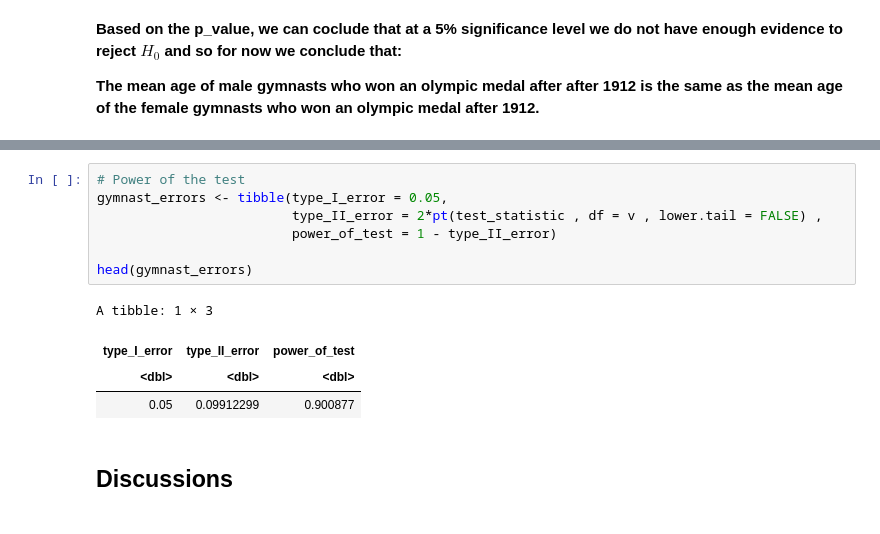
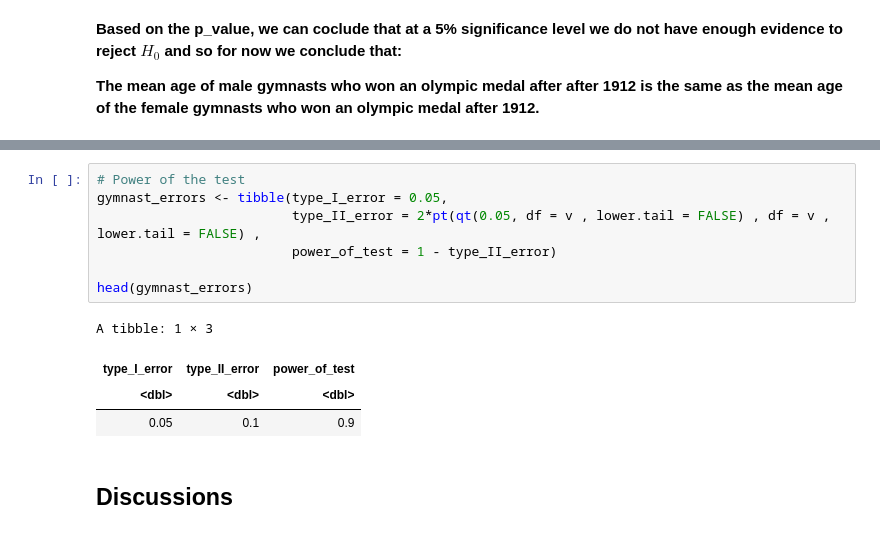
Before and after one commit to aryanballani/STAT201_group20, a Jupyter notebook: FinalReport.ipynb, the cells around one changed output, grey strips where cells are left out. Saved outputs shown, nothing was run; the diff lists cells and outputs as text.

```diff
--- a/FinalReport.ipynb
+++ b/FinalReport.ipynb
@@ -456,15 +456,15 @@ A tibble: 1 × 10
 # %%
 # Power of the test
 gymnast_errors <- tibble(type_I_error = 0.05,
-                         type_II_error = 2*pt(test_statistic , df = v , lower.tail = FALSE) ,
+                         type_II_error = 2*pt(qt(0.05, df = v , lower.tail = FALSE) , df = v , lower.tail = FALSE) ,
                          power_of_test = 1 - type_II_error)
 
 head(gymnast_errors)
 # %% [output]
 A tibble: 1 × 3
 | type_I_error | type_II_error | power_of_test |
 | <dbl> | <dbl> | <dbl> |
-| 0.05 | 0.09912299 | 0.900877 |
+| 0.05 | 0.1 | 0.9 |
 # %% [markdown]
 ## Discussions
 # %% [markdown]
```
